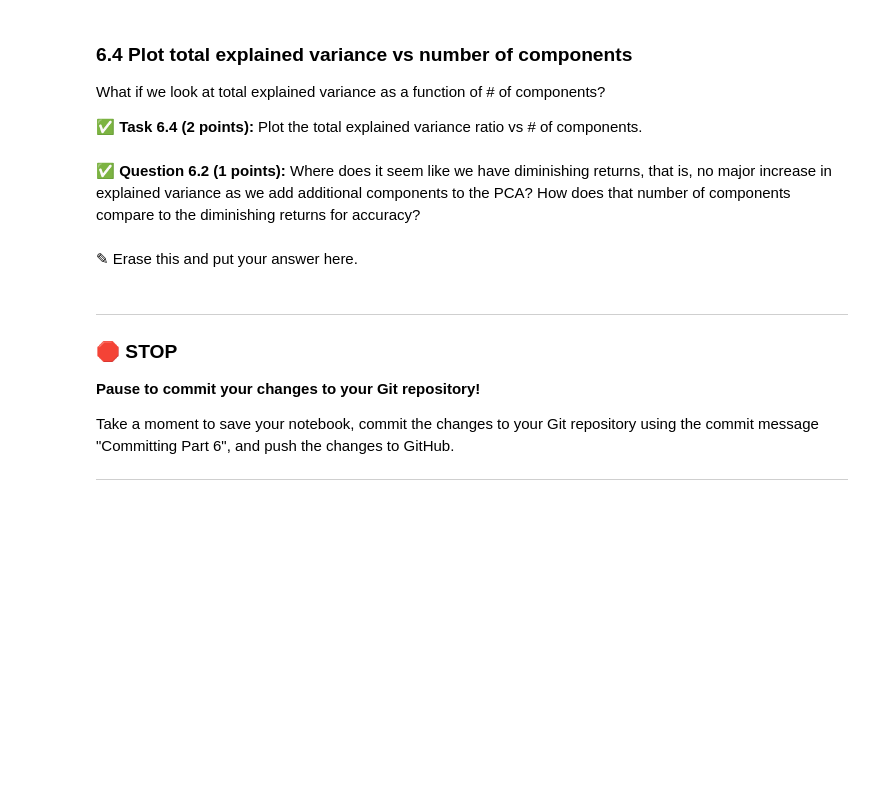
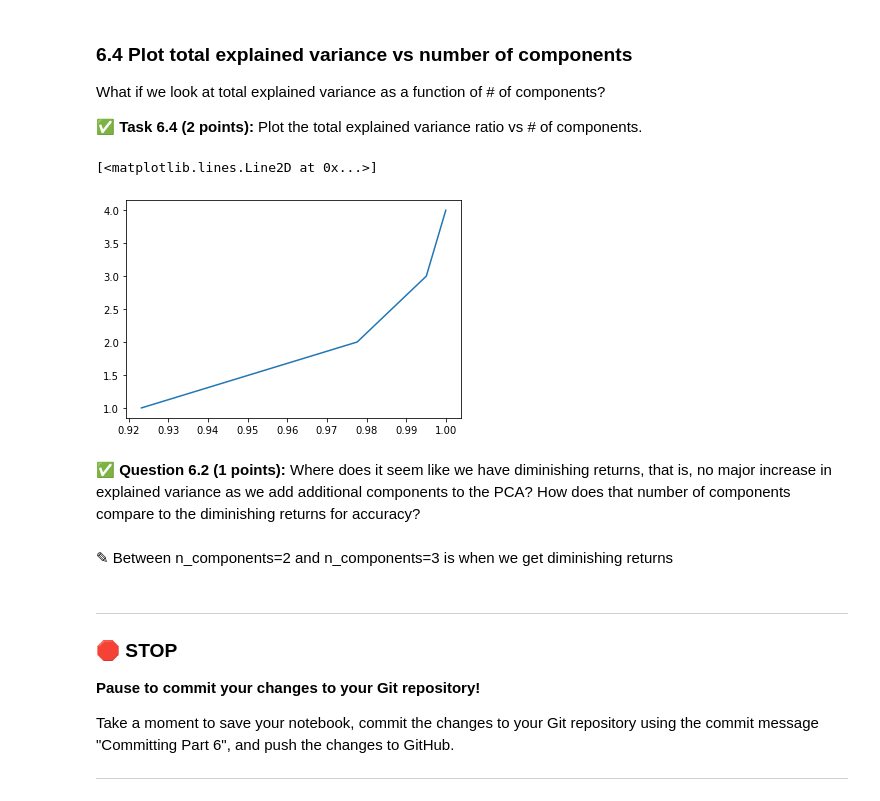
Before and after one commit to KrauseFo/cmse202-s21-turnin, a Jupyter notebook: hw-05/HW-05_SVMandPCA-STUDENT.ipynb, the cells around one changed output. Drawn from its saved outputs; the diff is of its cells as text; code cells hidden in the pictures; blank space fills up the shorter version.

```diff
--- a/hw-05/HW-05_SVMandPCA-STUDENT.ipynb
+++ b/hw-05/HW-05_SVMandPCA-STUDENT.ipynb
@@ -419,10 +504,14 @@ What if we look at total explained variance as a function of # of components?
 **&#9989; Task 6.4 (2 points):** Plot the total explained variance ratio vs # of components.
 # %%
 # Put your code here
+plt.plot(variance,components)
+# %% [output]
+[<matplotlib.lines.Line2D at 0x...>]
+[figure, added]
 # %% [markdown]
 **&#9989; Question 6.2 (1 points):** Where does it seem like we have diminishing returns, that is, no major increase in explained variance as we add additional components to the PCA? How does that number of components compare to the diminishing returns for accuracy?
 # %% [markdown]
-<font size=+3>&#9998;</font> Erase this and put your answer here.
+<font size=+3>&#9998;</font> Between n_components=2 and n_components=3 is when we get diminishing returns
 # %% [markdown]
 ---
 ### &#128721; STOP
```
Also changed, not shown: parts of 24 cells of this notebook.
